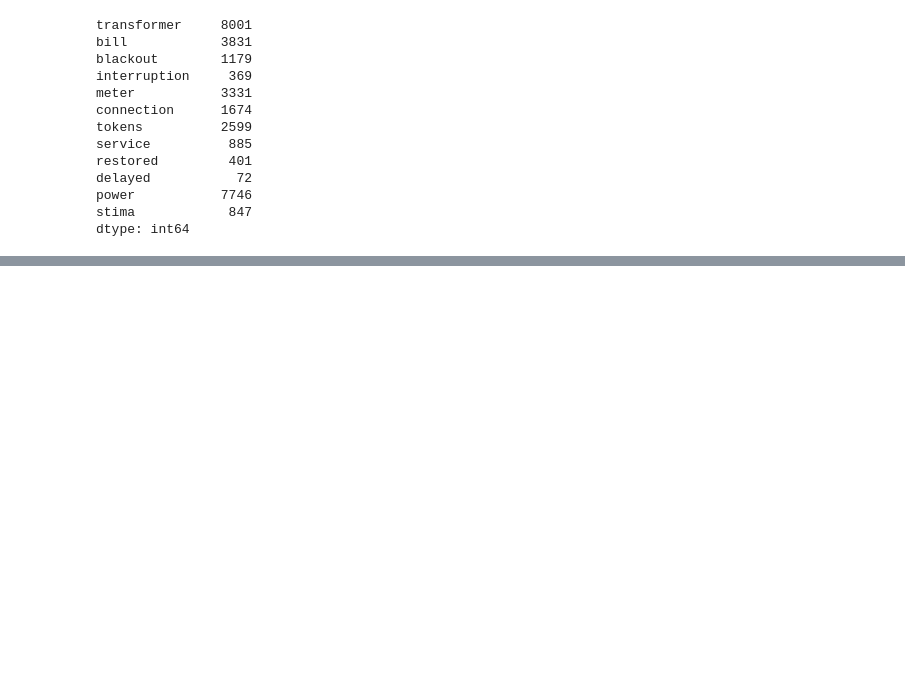
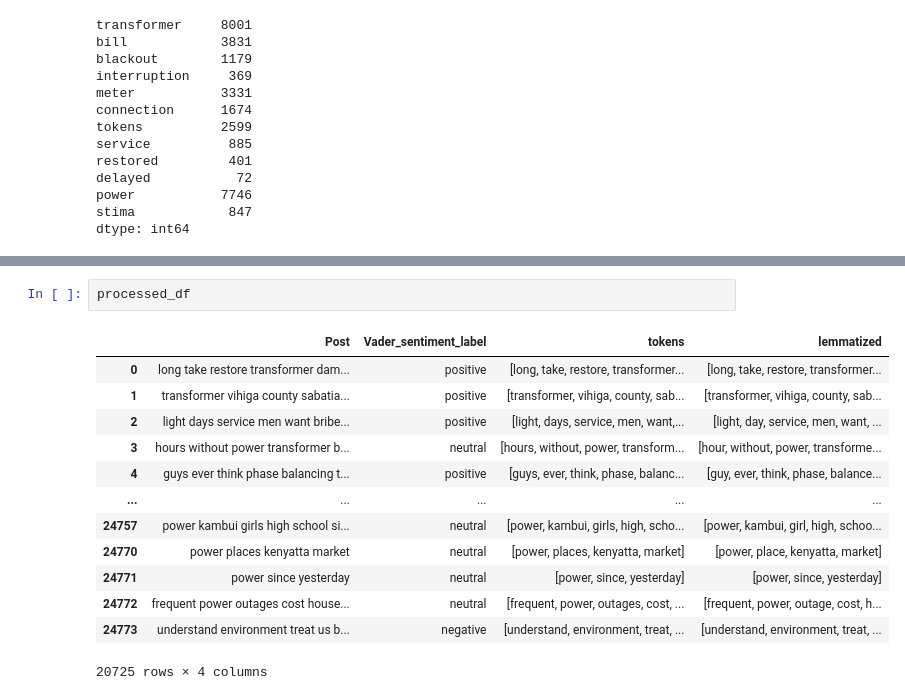
Before and after one commit to clydeochieng/Sentiment-Analysis-on-Kenya-Power-Customer-Experience, a Jupyter notebook: index.ipynb, the cells around one changed output, grey strips where cells are left out. Cells and saved outputs as stored; diff of their text form; blank space fills up the shorter version.

```diff
--- a/index.ipynb
+++ b/index.ipynb
@@ -561,0 +619,16 @@ dtype: int64
+# %%
+processed_df
+# %% [output]
+|  | Post | Vader_sentiment_label | tokens | lemmatized |
+| 0 | long take restore transformer dam... | positive | [long, take, restore, transformer... | [long, take, restore, transformer... |
+| 1 | transformer vihiga county sabatia... | positive | [transformer, vihiga, county, sab... | [transformer, vihiga, county, sab... |
+| 2 | light days service men want bribe... | positive | [light, days, service, men, want,... | [light, day, service, men, want, ... |
+| 3 | hours without power transformer b... | neutral | [hours, without, power, transform... | [hour, without, power, transforme... |
+| 4 | guys ever think phase balancing t... | positive | [guys, ever, think, phase, balanc... | [guy, ever, think, phase, balance... |
+| ... | ... | ... | ... | ... |
+| 24757 | power kambui girls high school si... | neutral | [power, kambui, girls, high, scho... | [power, kambui, girl, high, schoo... |
+| 24770 | power places kenyatta market | neutral | [power, places, kenyatta, market] | [power, place, kenyatta, market] |
+| 24771 | power since yesterday | neutral | [power, since, yesterday] | [power, since, yesterday] |
+| 24772 | frequent power outages cost house... | neutral | [frequent, power, outages, cost, ... | [frequent, power, outage, cost, h... |
+| 24773 | understand environment treat us b... | negative | [understand, environment, treat, ... | [understand, environment, treat, ... |
+20725 rows × 4 columns
```
Also changed, not shown: parts of 43 cells of this notebook.
